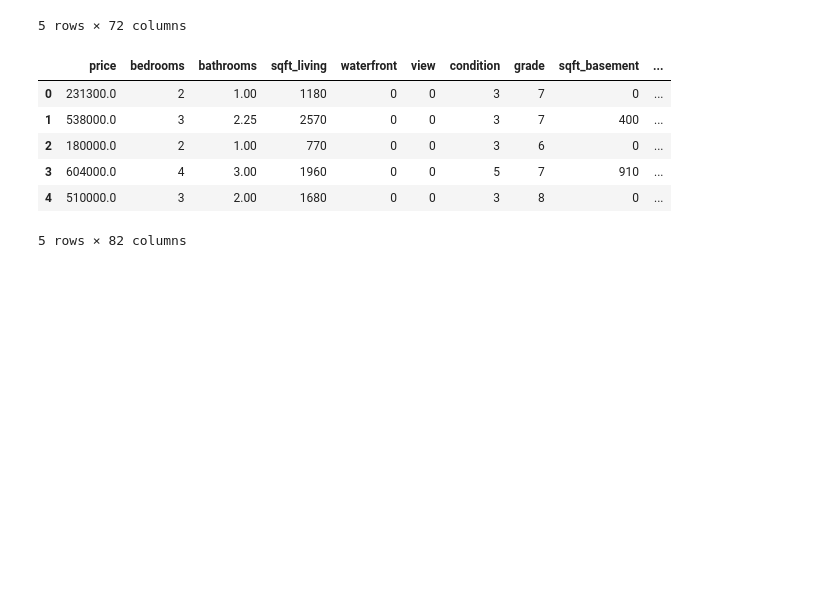
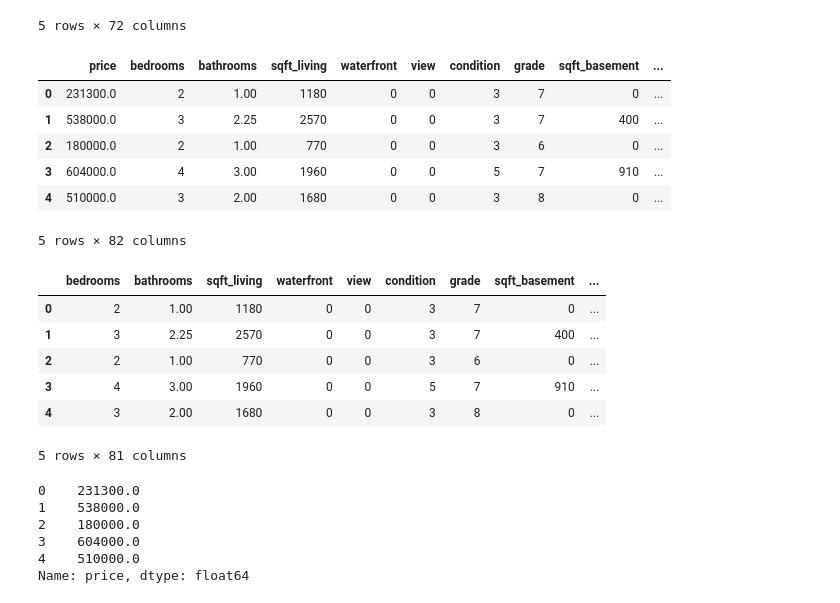
Before and after one commit to atharvadhumal03/HousingPrice-Prediction-MultipleRegression-Analysis, a Jupyter notebook: HousingPricePrediction_MLR.ipynb, the cells around one changed output. Drawn from its saved outputs; the diff is of its cells as text; code cells hidden in the pictures; blank space fills up the shorter version.

```diff
--- a/HousingPricePrediction_MLR.ipynb
+++ b/HousingPricePrediction_MLR.ipynb
@@ -827,0 +831,22 @@ df.head()
+# %%
+X = df.iloc[:,1:]
+y = df['price']
+# %%
+X.head()
+# %% [output]
+|  | bedrooms | bathrooms | sqft_living | waterfront | view | condition | grade | sqft_basement | ... |
+| 0 | 2 | 1.00 | 1180 | 0 | 0 | 3 | 7 | 0 | ... |
+| 1 | 3 | 2.25 | 2570 | 0 | 0 | 3 | 7 | 400 | ... |
+| 2 | 2 | 1.00 | 770 | 0 | 0 | 3 | 6 | 0 | ... |
+| 3 | 4 | 3.00 | 1960 | 0 | 0 | 5 | 7 | 910 | ... |
+| 4 | 3 | 2.00 | 1680 | 0 | 0 | 3 | 8 | 0 | ... |
+5 rows × 81 columns
+# %%
+y.head()
+# %% [output]
+0    231300.0
+1    538000.0
+2    180000.0
+3    604000.0
+4    510000.0
+Name: price, dtype: float64
```
Also changed, not shown: parts of 10 cells of this notebook.
